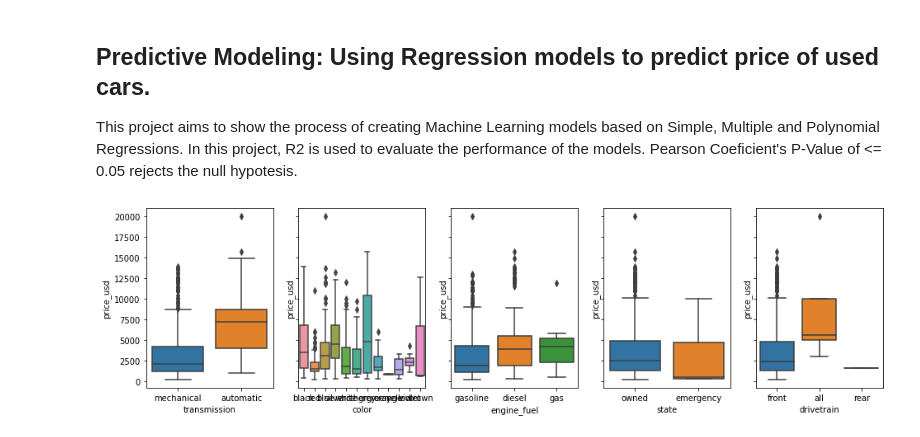
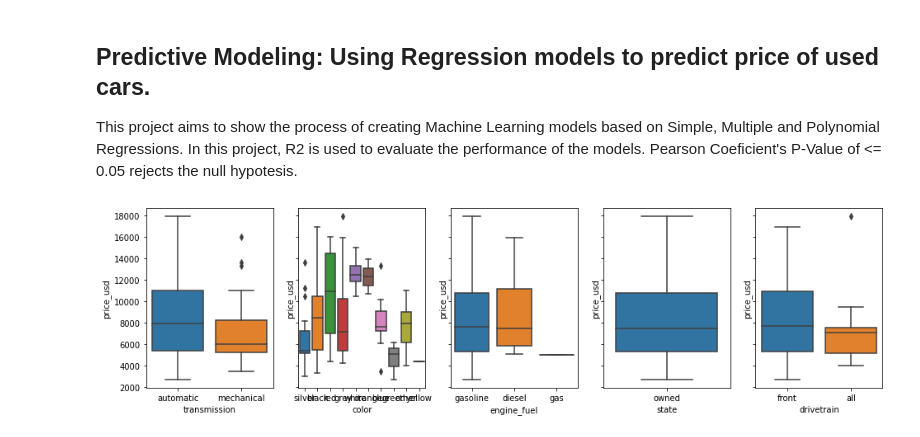
Before and after one commit to grtfreitas/PredictiveModelingRegression, a Jupyter notebook: PredictiveModelingRegression.ipynb, the cells around one changed output. Cells and saved outputs as stored; diff of their text form; code cells hidden in the pictures.

```diff
--- a/PredictiveModelingRegression.ipynb
+++ b/PredictiveModelingRegression.ipynb
@@ -38,12 +132,12 @@ def BoxplotObjects(df,dftarget): ## Show counts on plot ##better show car colors
 # %%
 pf = '../PredictiveModelingRegression/cars.csv' #pathfile of the dataset
 #list(set(pd.read_csv('../PredictiveModelingRegression/cars.csv')['model_name'])) <-- List of car models
-carmodel = 'Golf' # Car model to predict
+carmodel = 'S60' # Car model to predict
 Y = 'price_usd' # Y is the name of the column with dependent (target) variable
 #Pipeline more
 dfobj, dfnum = PrepData(pf,carmodel,Y)
 BoxplotObjects(dfobj, dfnum)
 cardf = ReadyData(dfnum, dfobj)
 TargetCol = cardf[Y]
 # %% [output]
-[figure, old version]
+[figure, new version]
```
Also changed, not shown: parts of 9 cells of this notebook.
